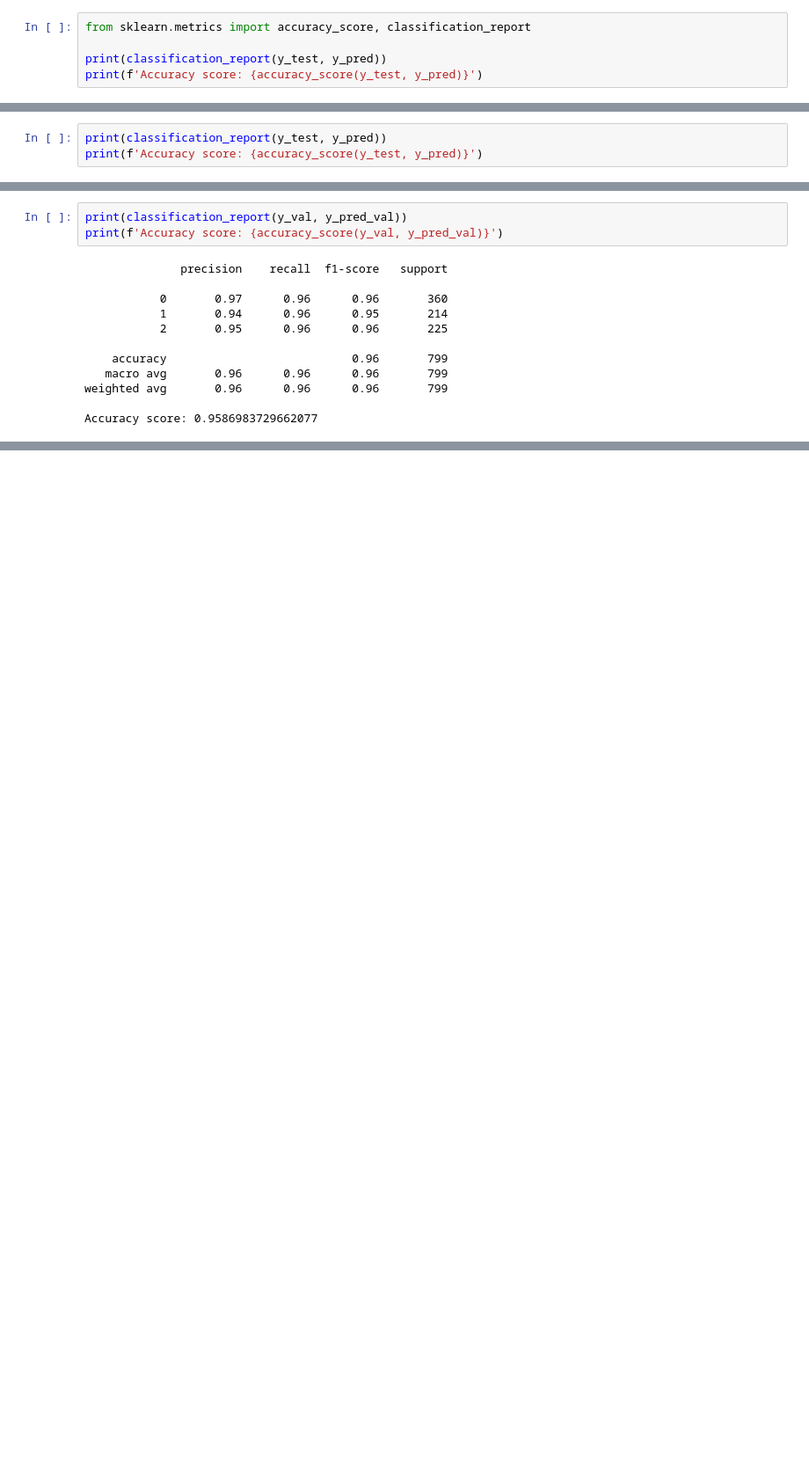
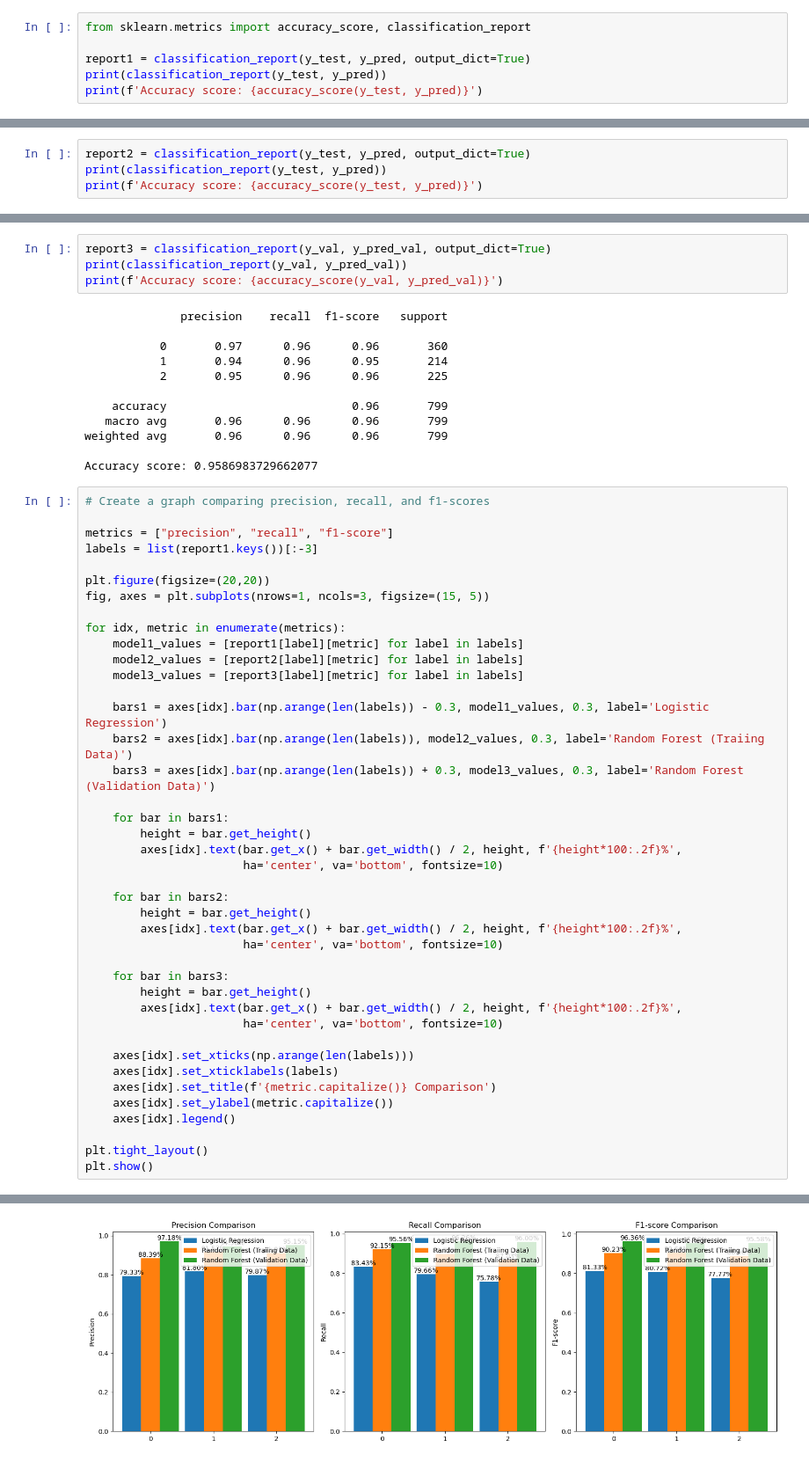
Before and after one commit to Willnguyen02/PHYS-243-Final-Project, a Jupyter notebook: PHYS_243_Final.ipynb, the cells around one changed output, grey strips where cells are left out. Shown: that part at 88% size. Saved outputs shown, nothing was run; the diff lists cells and outputs as text; blank space fills up the shorter version.

```diff
--- a/PHYS_243_Final.ipynb
+++ b/PHYS_243_Final.ipynb
@@ -798,6 +795,7 @@ array([1, 0, 0, ..., 2, 2, 1], dtype=int64)
 # %%
 from sklearn.metrics import accuracy_score, classification_report
 
+report1 = classification_report(y_test, y_pred, output_dict=True)
 print(classification_report(y_test, y_pred))
 print(f'Accuracy score: {accuracy_score(y_test, y_pred)}')
 # %% [output]
@@ -826,6 +824,7 @@ y_pred
 # %% [output]
 array([2, 0, 0, ..., 2, 2, 1], dtype=int64)
 # %%
+report2 = classification_report(y_test, y_pred, output_dict=True)
 print(classification_report(y_test, y_pred))
 print(f'Accuracy score: {accuracy_score(y_test, y_pred)}')
 # %% [output]
@@ -888,6 +887,7 @@ array([2, 0, 0, 0, 0, 2, 1, 0, 0, 2, 1, 1, 0, 0, 2, 1, 0, 2, 1, 2, 0, 0,
        0, 0, 0, 2, 2, 1, 0, 2, 2, 2, 0, 0, 0, 2, 1, 0, 1, 0, 1, 2, 2, 0,
        2, 2, 2, 2, 0, 0, 2], dtype=int64)
 # %%
+report3 = classification_report(y_val, y_pred_val, output_dict=True)
 print(classification_report(y_val, y_pred_val))
 print(f'Accuracy score: {accuracy_score(y_val, y_pred_val)}')
 # %% [output]
@@ -902,3 +902,45 @@ print(f'Accuracy score: {accuracy_score(y_val, y_pred_val)}')
 weighted avg       0.96      0.96      0.96       799
 
 Accuracy score: 0.9586983729662077
+# %%
+# Create a graph comparing precision, recall, and f1-scores
+
+metrics = ["precision", "recall", "f1-score"]
+labels = list(report1.keys())[:-3]
+
+plt.figure(figsize=(20,20))
+fig, axes = plt.subplots(nrows=1, ncols=3, figsize=(15, 5))
+
+for idx, metric in enumerate(metrics):
+    model1_values = [report1[label][metric] for label in labels]
+    model2_values = [report2[label][metric] for label in labels]
+    model3_values = [report3[label][metric] for label in labels]
+
+    bars1 = axes[idx].bar(np.arange(len(labels)) - 0.3, model1_values, 0.3, label='Logistic Regression')
+    bars2 = axes[idx].bar(np.arange(len(labels)), model2_values, 0.3, label='Random Forest (Traiing Data)')
+    bars3 = axes[idx].bar(np.arange(len(labels)) + 0.3, model3_values, 0.3, label='Random Forest (Validation Data)')
+
+    for bar in bars1:
+        height = bar.get_height()
+        axes[idx].text(bar.get_x() + bar.get_width() / 2, height, f'{height*100:.2f}%',
+                       ha='center', va='bottom', fontsize=10)
+
+    for bar in bars2:
+        height = bar.get_height()
+        axes[idx].text(bar.get_x() + bar.get_width() / 2, height, f'{height*100:.2f}%',
+                       ha='center', va='bottom', fontsize=10)
+
+    for bar in bars3:
+        height = bar.get_height()
+        axes[idx].text(bar.get_x() + bar.get_width() / 2, height, f'{height*100:.2f}%',
+                       ha='center', va='bottom', fontsize=10)
+
+    axes[idx].set_xticks(np.arange(len(labels)))
+    axes[idx].set_xticklabels(labels)
+    axes[idx].set_title(f'{metric.capitalize()} Comparison')
+    axes[idx].set_ylabel(metric.capitalize())
+    axes[idx].legend()
+
+plt.tight_layout()
+plt.show()
+# %% [output]
@@ -904,0 +948 @@ Accuracy score: 0.9586983729662077
+[figure, added]
```
Also changed, not shown: parts of 6 cells of this notebook.
